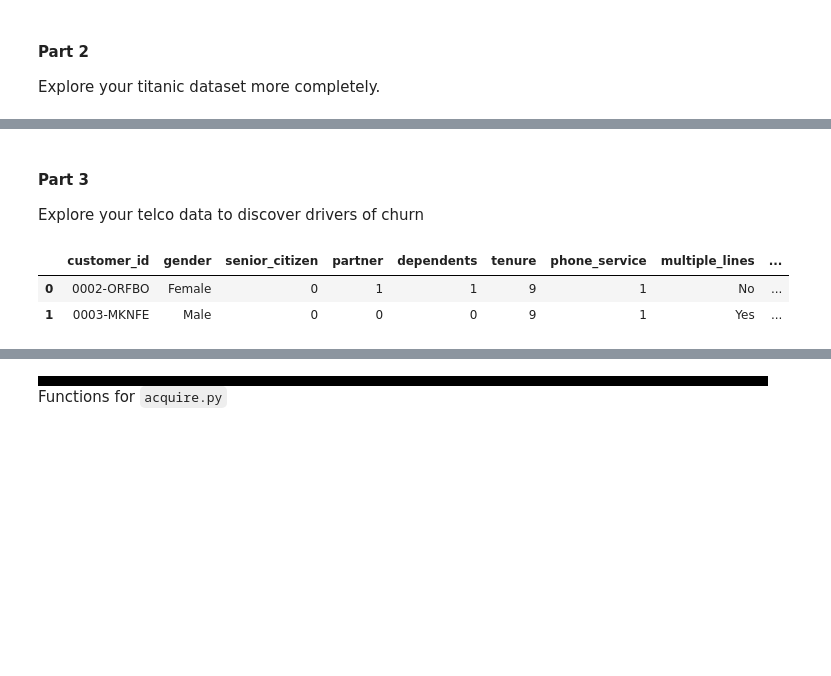
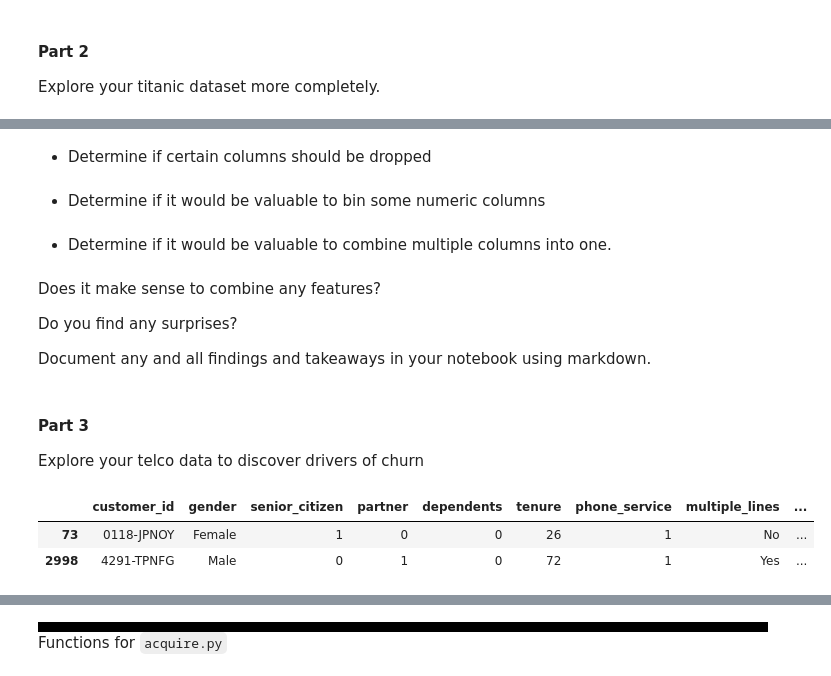
Before and after one commit to martin-reyes/5_classification-exercises, a Jupyter notebook: classification_exercises.ipynb, the cells around one changed output, grey strips where cells are left out. Saved outputs shown, nothing was run; the diff lists cells and outputs as text; code cells hidden in the pictures; blank space fills up the shorter version.

```diff
--- a/classification_exercises.ipynb
+++ b/classification_exercises.ipynb
@@ -482,11 +992,25 @@ titanic.head(2)
+# %% [markdown]
+- Determine if certain columns should be dropped
+# %% [markdown]
+- Determine if it would be valuable to bin some numeric columns
+# %% [markdown]
+- Determine if it would be valuable to combine multiple columns into one.
+# %% [markdown]
+Does it make sense to combine any features?
+
+Do you find any surprises?
+
+Document any and all findings and takeaways in your notebook using markdown.
 # %% [markdown]
 #### Part 3
 
 Explore your telco data to discover drivers of churn
 # %%
-telco = prepare.prep_telco()
-telco.head(2)
+telco = p.prep_telco()
+train_telco, val_telco, test_telco = p.split_data(telco, test_size=.15,
+                                                  validate_size=.15, stratify_col='churn')
+train_telco.head(2)
 # %% [output]
 |  | customer_id | gender | senior_citizen | partner | dependents | tenure | phone_service | multiple_lines | ... |
-| 0 | 0002-ORFBO | Female | 0 | 1 | 1 | 9 | 1 | No | ... |
-| 1 | 0003-MKNFE | Male | 0 | 0 | 0 | 9 | 1 | Yes | ... |
+| 73 | 0118-JPNOY | Female | 1 | 0 | 0 | 26 | 1 | No | ... |
+| 2998 | 4291-TPNFG | Male | 0 | 1 | 0 | 72 | 1 | Yes | ... |
```
Also changed, not shown: parts of 82 cells of this notebook, 2 other files.
